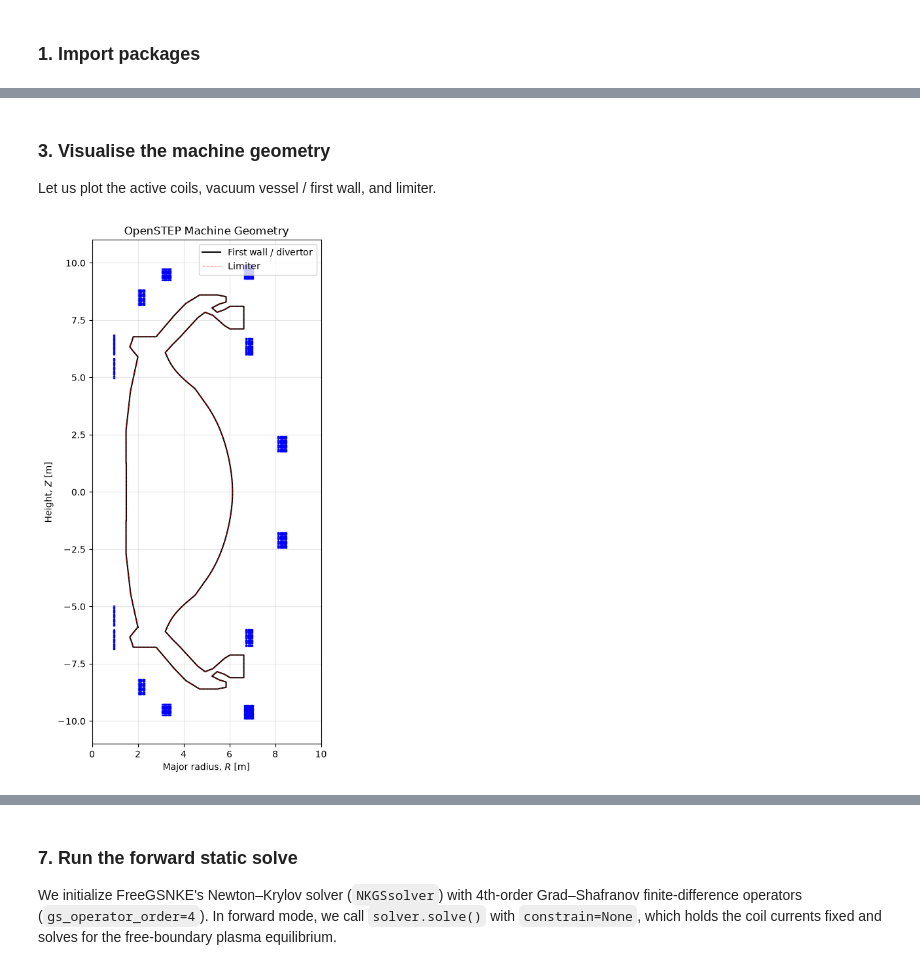
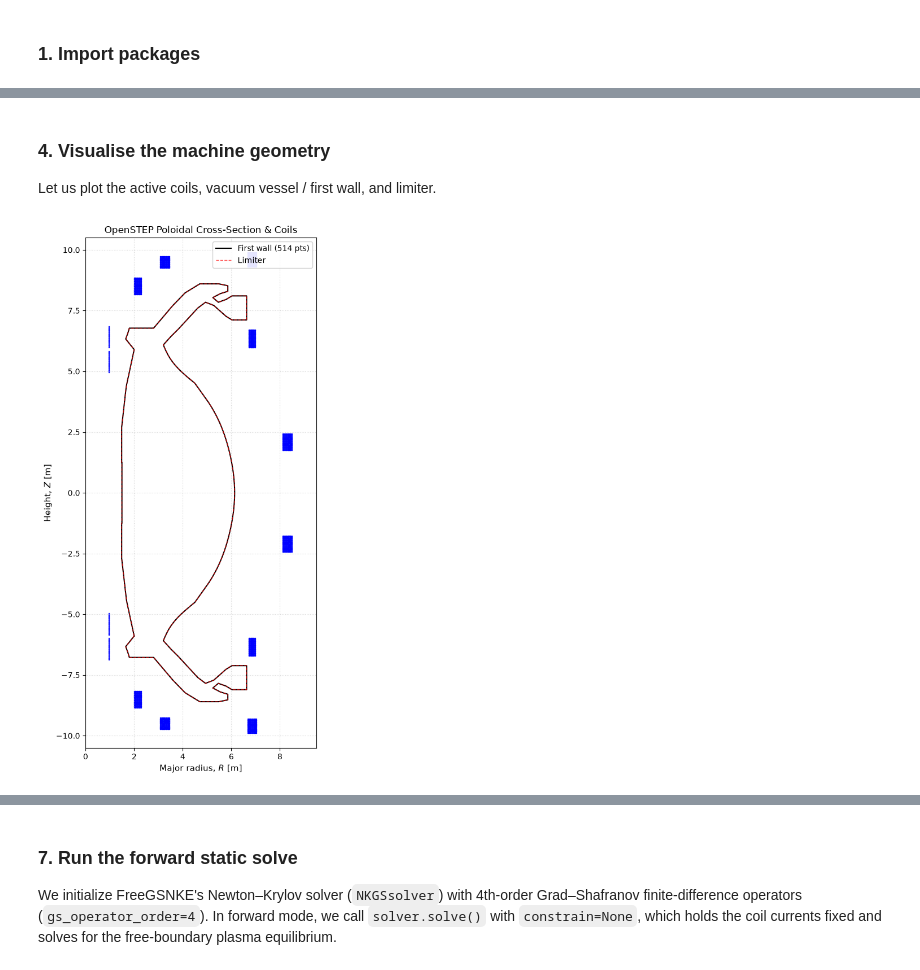
Before and after one commit to georgeholt1/freegsnke, a Jupyter notebook: examples/example07d - OpenSTEP.ipynb, the cells around one changed output, grey strips where cells are left out. Saved outputs shown, nothing was run; the diff lists cells and outputs as text; code cells hidden in the pictures.

```diff
--- a/examples/example07d - OpenSTEP.ipynb
+++ b/examples/example07d - OpenSTEP.ipynb
@@ -37,13 +43,14 @@ We instantiate the machine using `build_machine.tokamak()` pointing to the OpenS
 # %%
 tokamak = build_machine.tokamak(
-    active_coils_path="../machine_configs/OpenSTEP/OpenSTEP_active_coils.pickle",
-    passive_coils_path="../machine_configs/OpenSTEP/OpenSTEP_passive_coils.pickle",
-    limiter_path="../machine_configs/OpenSTEP/OpenSTEP_limiter.pickle",
-    wall_path="../machine_configs/OpenSTEP/OpenSTEP_wall.pickle",
+    active_coils_path=str(CONFIG_DIR / "OpenSTEP_active_coils.pickle"),
+    passive_coils_path=str(CONFIG_DIR / "OpenSTEP_passive_coils.pickle"),
+    limiter_path=str(CONFIG_DIR / "OpenSTEP_limiter.pickle"),
+    wall_path=str(CONFIG_DIR / "OpenSTEP_wall.pickle"),
 )
 
 print("Available coil circuits:", list(tokamak.getCurrents().keys()))
-print(f"Wall contour points: {len(tokamak.wall.R)}")
+print(f"Wall contour points:    {len(tokamak.wall.R)}")
+print(f"Limiter contour points: {len(tokamak.limiter.R)}")
 # %% [output]
 Active coils --> built from pickle file.
 Passive structures --> built from pickle file.
@@ -56,0 +70,8 @@ Wall contour points: 514
+# %%
+with open(CONFIG_DIR / "OpenSTEP_coil_currents.pickle", "rb") as f:
+    shipped_currents = pickle.load(f)
+
+print("Shipped OpenSTEP Coil Currents:")
+for circuit, current in shipped_currents.items():
+    tokamak.set_coil_current(coil_label=circuit, current_value=current)
+    print(f"  {circuit:>4}: {current / 1e6:>8.3f} MA-turns")
@@ -57,22 +87,23 @@ Wall contour points: 514
 # %% [markdown]
-### 3. Visualise the machine geometry
+### 4. Visualise the machine geometry
 
 Let us plot the active coils, vacuum vessel / first wall, and limiter.
 # %%
 fig, ax = plt.subplots(1, 1, figsize=(6, 10), dpi=100)
 
 tokamak.plot(axis=ax, show=False)
-ax.plot(tokamak.wall.R, tokamak.wall.Z, 'k-', linewidth=1.5, label='First wall / divertor')
-ax.plot(tokamak.limiter.R, tokamak.limiter.Z, 'r--', linewidth=0.8, alpha=0.5, label='Limiter')
+ax.plot(tokamak.wall.R, tokamak.wall.Z, 'k-', linewidth=1.5, label='First wall (514 pts)')
+ax.plot(tokamak.limiter.R, tokamak.limiter.Z, 'r--', linewidth=1.0, alpha=0.7, label='Limiter')
 
 ax.set_aspect('equal')
-ax.set_xlim(0.0, 10.0)
-ax.set_ylim(-11.0, 11.0)
-ax.set_xlabel('Major radius, $R$ [m]')
-ax.set_ylabel('Height, $Z$ [m]')
-ax.set_title('OpenSTEP Machine Geometry')
-ax.grid(True, alpha=0.3)
-ax.legend(loc='upper right')
+ax.set_xlim(0.0, 9.5)
+ax.set_ylim(-10.5, 10.5)
+ax.set_xlabel('Major radius, $R$ [m]', fontsize=11)
+ax.set_ylabel('Height, $Z$ [m]', fontsize=11)
+ax.set_title('OpenSTEP Poloidal Cross-Section & Coils', fontsize=12)
+ax.grid(True, linestyle=':', alpha=0.5)
+ax.legend(loc='upper right', framealpha=0.9)
+plt.tight_layout()
 plt.show()
 # %% [output]
-[figure, old version]
+[figure, new version]
```
Also changed, not shown: parts of 28 cells of this notebook.
